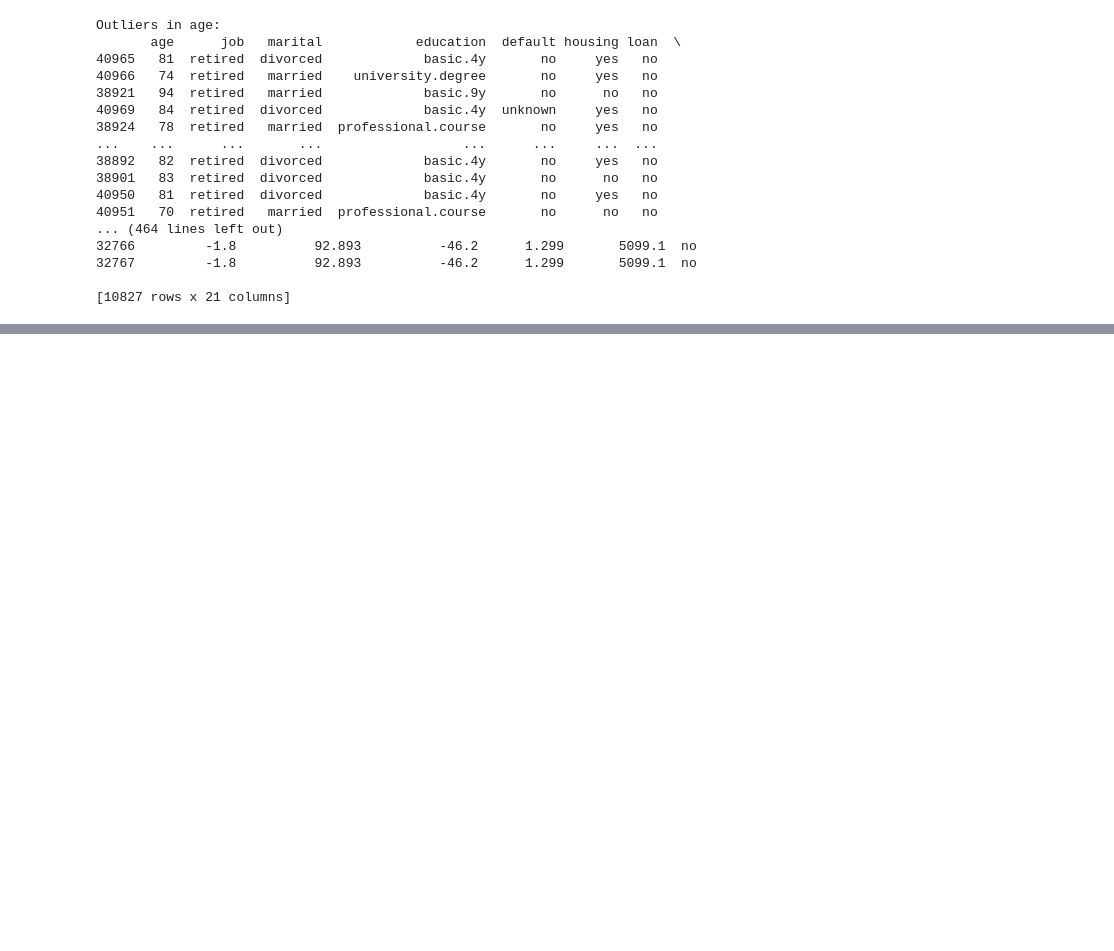
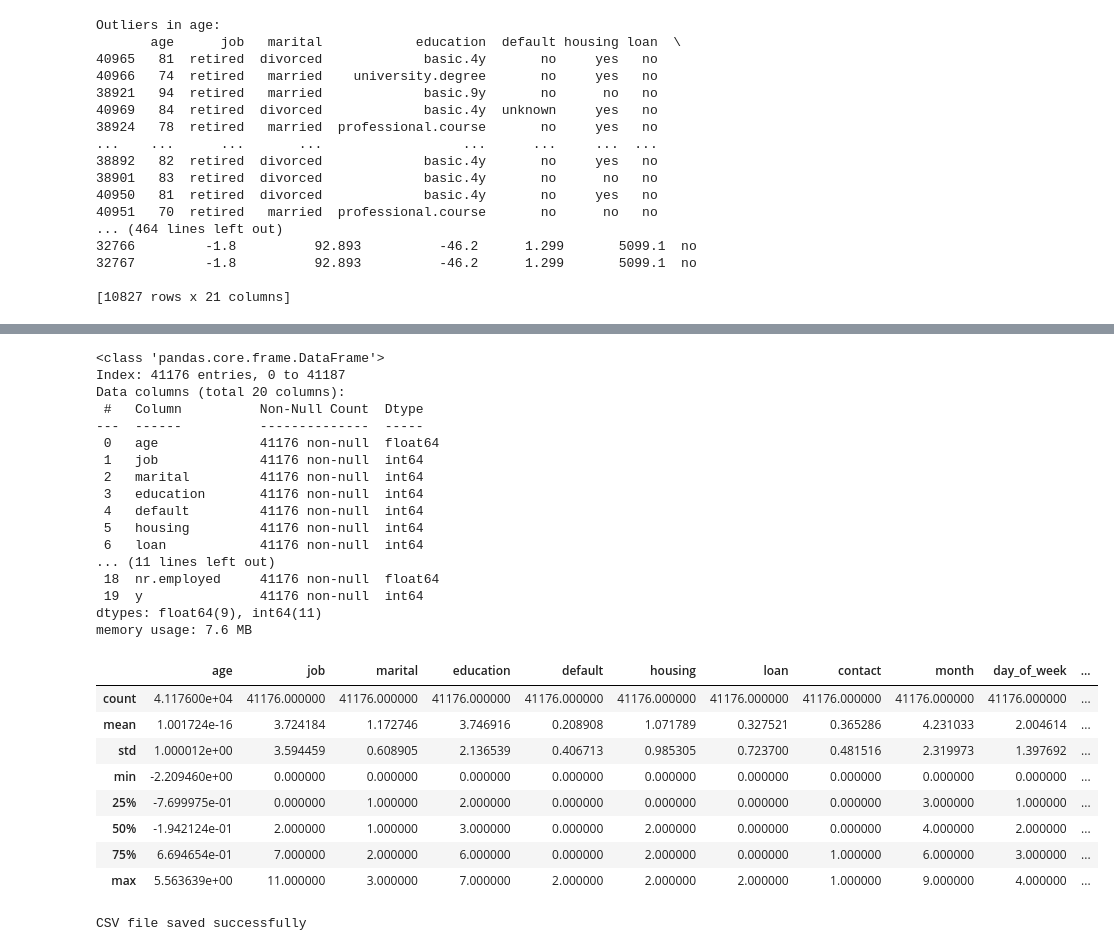
Before and after one commit to YasanthiClair/ML_coursework_, a Jupyter notebook: MachineLearning_CW.ipynb, the cells around one changed output, grey strips where cells are left out. Drawn from its saved outputs; the diff is of its cells as text; code cells hidden in the pictures; blank space fills up the shorter version.

```diff
--- a/MachineLearning_CW.ipynb
+++ b/MachineLearning_CW.ipynb
@@ -184,0 +352,39 @@ outlier_df.to_csv('outliers.csv',index=False)
+# %%
+#over view of the dataset
+bank_df2.info()
+bank_df2.describe()
+# %% [output]
+<class 'pandas.core.frame.DataFrame'>
+Index: 41176 entries, 0 to 41187
+Data columns (total 20 columns):
+ #   Column          Non-Null Count  Dtype
+---  ------          --------------  -----
+ 0   age             41176 non-null  float64
+ 1   job             41176 non-null  int64
+ 2   marital         41176 non-null  int64
+ 3   education       41176 non-null  int64
+ 4   default         41176 non-null  int64
+ 5   housing         41176 non-null  int64
+ 6   loan            41176 non-null  int64
+... (11 lines left out)
+ 18  nr.employed     41176 non-null  float64
+ 19  y               41176 non-null  int64
+dtypes: float64(9), int64(11)
+memory usage: 7.6 MB
+|  | age | job | marital | education | default | housing | loan | contact | month | day_of_week | ... |
+| count | 4.117600e+04 | 41176.000000 | 41176.000000 | 41176.000000 | 41176.000000 | 41176.000000 | 41176.000000 | 41176.000000 | 41176.000000 | 41176.000000 | ... |
+| mean | 1.001724e-16 | 3.724184 | 1.172746 | 3.746916 | 0.208908 | 1.071789 | 0.327521 | 0.365286 | 4.231033 | 2.004614 | ... |
+| std | 1.000012e+00 | 3.594459 | 0.608905 | 2.136539 | 0.406713 | 0.985305 | 0.723700 | 0.481516 | 2.319973 | 1.397692 | ... |
+| min | -2.209460e+00 | 0.000000 | 0.000000 | 0.000000 | 0.000000 | 0.000000 | 0.000000 | 0.000000 | 0.000000 | 0.000000 | ... |
+| 25% | -7.699975e-01 | 0.000000 | 1.000000 | 2.000000 | 0.000000 | 0.000000 | 0.000000 | 0.000000 | 3.000000 | 1.000000 | ... |
+| 50% | -1.942124e-01 | 2.000000 | 1.000000 | 3.000000 | 0.000000 | 2.000000 | 0.000000 | 0.000000 | 4.000000 | 2.000000 | ... |
+| 75% | 6.694654e-01 | 7.000000 | 2.000000 | 6.000000 | 0.000000 | 2.000000 | 0.000000 | 1.000000 | 6.000000 | 3.000000 | ... |
+| max | 5.563639e+00 | 11.000000 | 3.000000 | 7.000000 | 2.000000 | 2.000000 | 2.000000 | 1.000000 | 9.000000 | 4.000000 | ... |
+# %%
+#save the preprocessed dataset
+#save the dataset to a new csv file
+bank_df2.to_csv('processed_bank_additional_full.csv',index=False)
+#confirm message of succesfull csv file saving
+print('CSV file saved successfully')
+# %% [output]
+CSV file saved successfully
```
Also changed, not shown: parts of 11 cells of this notebook.
